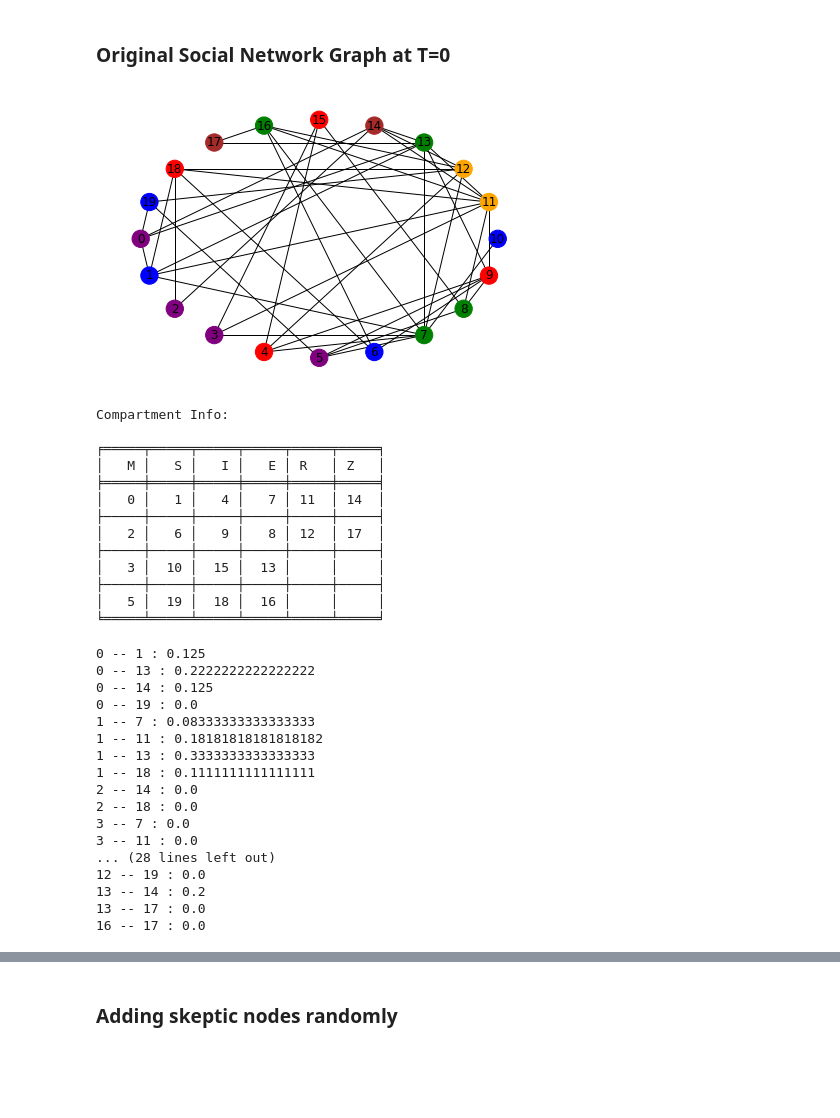
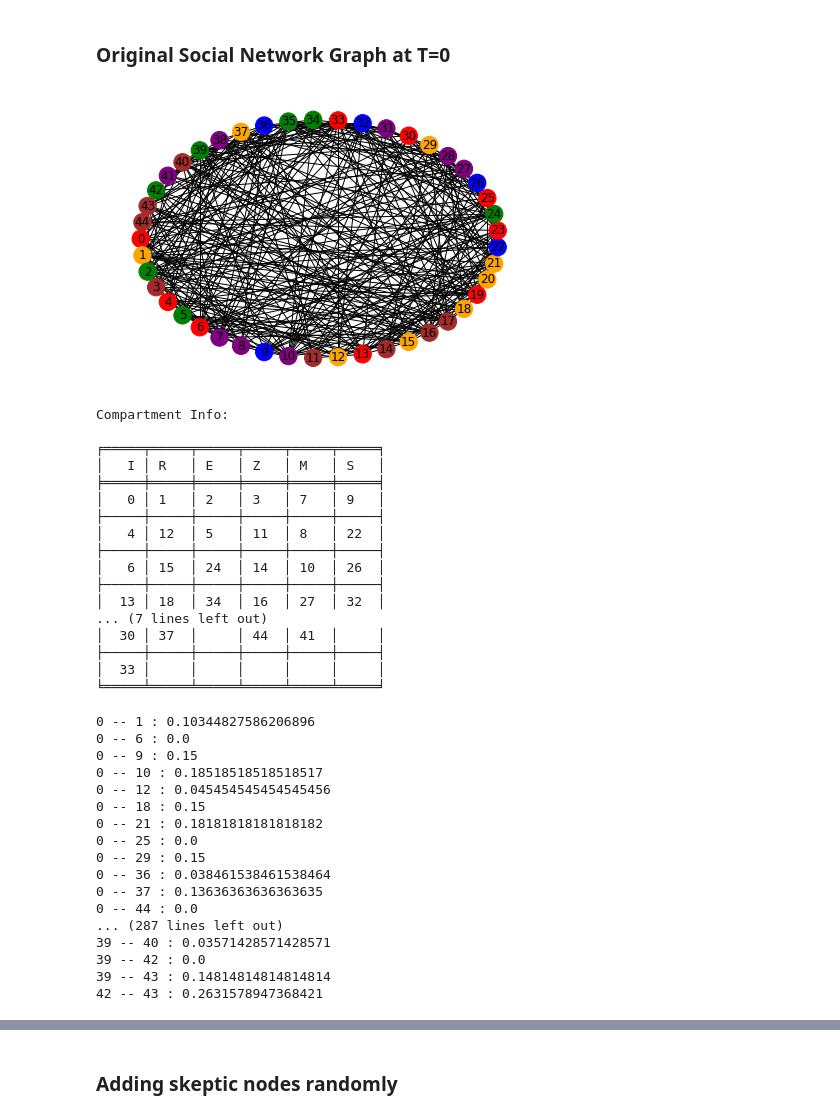
Before and after one commit to sujoyyyy/OSN-Graphs, a Jupyter notebook: sensitivity.ipynb, the cells around one changed output, grey strips where cells are left out. Drawn from its saved outputs; the diff is of its cells as text; code cells hidden in the pictures; blank space fills up the shorter version.

```diff
--- a/sensitivity.ipynb
+++ b/sensitivity.ipynb
@@ -165,47 +165,51 @@ def seirmz_sim(G):
         ax.spines[spine].set_visible(False)
     plt.show()
 # %%
-N = 20
+N = 45
 G = create_graph(N)
 plot_graph(G)
 # %% [output]
-[figure, old version]
+[figure, new version]
 # %%
 compartment_info_tab(G)
 # %% [output]
 Compartment Info:
 
 ╒═════╤═════╤═════╤═════╤═════╤═════╕
-│   M │   S │   I │   E │ R   │ Z   │
+│   I │ R   │ E   │ Z   │ M   │ S   │
 ╞═════╪═════╪═════╪═════╪═════╪═════╡
-│   0 │   1 │   4 │   7 │ 11  │ 14  │
+│   0 │ 1   │ 2   │ 3   │ 7   │ 9   │
 ├─────┼─────┼─────┼─────┼─────┼─────┤
-│   2 │   6 │   9 │   8 │ 12  │ 17  │
+│   4 │ 12  │ 5   │ 11  │ 8   │ 22  │
 ├─────┼─────┼─────┼─────┼─────┼─────┤
-│   3 │  10 │  15 │  13 │     │     │
+│   6 │ 15  │ 24  │ 14  │ 10  │ 26  │
 ├─────┼─────┼─────┼─────┼─────┼─────┤
-│   5 │  19 │  18 │  16 │     │     │
+│  13 │ 18  │ 34  │ 16  │ 27  │ 32  │
+... (7 lines left out)
+│  30 │ 37  │     │ 44  │ 41  │     │
+├─────┼─────┼─────┼─────┼─────┼─────┤
+│  33 │     │     │     │     │     │
 ╘═════╧═════╧═════╧═════╧═════╧═════╛
 # %%
 edge_weights_show(G)
 # %% [output]
-0 -- 1 : 0.125
-0 -- 13 : 0.2222222222222222
-0 -- 14 : 0.125
-0 -- 19 : 0.0
-1 -- 7 : 0.08333333333333333
-1 -- 11 : 0.18181818181818182
-1 -- 13 : 0.3333333333333333
-1 -- 18 : 0.1111111111111111
-2 -- 14 : 0.0
-2 -- 18 : 0.0
-3 -- 7 : 0.0
-3 -- 11 : 0.0
-... (28 lines left out)
-12 -- 19 : 0.0
-13 -- 14 : 0.2
-13 -- 17 : 0.0
-16 -- 17 : 0.0
+0 -- 1 : 0.10344827586206896
+0 -- 6 : 0.0
+0 -- 9 : 0.15
+0 -- 10 : 0.18518518518518517
+0 -- 12 : 0.045454545454545456
+0 -- 18 : 0.15
+0 -- 21 : 0.18181818181818182
+0 -- 25 : 0.0
+0 -- 29 : 0.15
+0 -- 36 : 0.038461538461538464
+0 -- 37 : 0.13636363636363635
+0 -- 44 : 0.0
+... (287 lines left out)
+39 -- 40 : 0.03571428571428571
+39 -- 42 : 0.0
+39 -- 43 : 0.14814814814814814
+42 -- 43 : 0.2631578947368421
 # %%
 adjacency_mat_plot(G)
 # %% [output]
```
Also changed, not shown: parts of 17 cells of this notebook.
